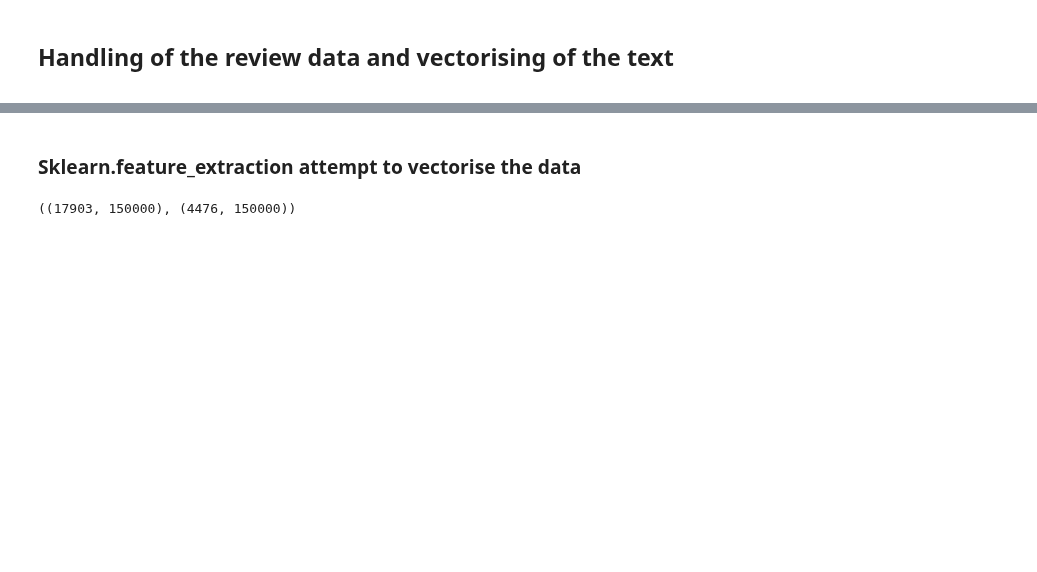
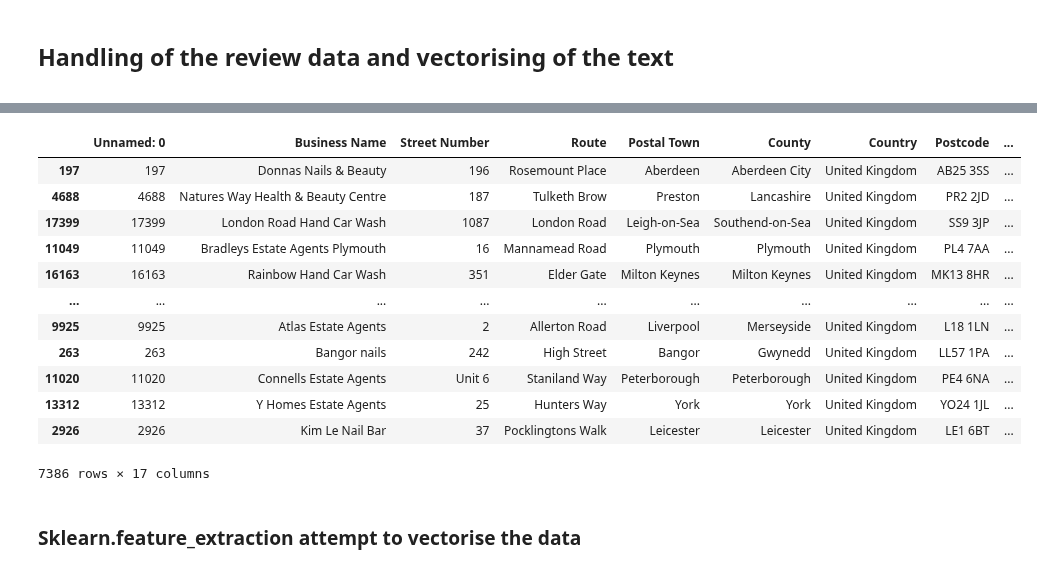
Before and after one commit to Jrh220700/maps_review, a Jupyter notebook: code/review_vectorising.ipynb, the cells around one changed output, grey strips where cells are left out. Cells and saved outputs as stored; diff of their text form; code cells hidden in the pictures; blank space fills up the shorter version.

```diff
--- a/code/review_vectorising.ipynb
+++ b/code/review_vectorising.ipynb
@@ -39,0 +42,20 @@ x_test_data.dropna()
+# %%
+X_train_text, X_test_text = train_test_split(full_data,test_size=0.33)
+y = X_train_text["Keyword Contains"].copy()
+test_y = X_test_text["Keyword Contains"].copy()
+X_train_text.drop("Keyword Contains",axis=1)
+X_test_text.drop("Keyword Contains",axis=1)
+# %% [output]
+|  | Unnamed: 0 | Business Name | Street Number | Route | Postal Town | County | Country | Postcode | ... |
+| 197 | 197 | Donnas Nails & Beauty | 196 | Rosemount Place | Aberdeen | Aberdeen City | United Kingdom | AB25 3SS | ... |
+| 4688 | 4688 | Natures Way Health & Beauty Centre | 187 | Tulketh Brow | Preston | Lancashire | United Kingdom | PR2 2JD | ... |
+| 17399 | 17399 | London Road Hand Car Wash | 1087 | London Road | Leigh-on-Sea | Southend-on-Sea | United Kingdom | SS9 3JP | ... |
+| 11049 | 11049 | Bradleys Estate Agents Plymouth | 16 | Mannamead Road | Plymouth | Plymouth | United Kingdom | PL4 7AA | ... |
+| 16163 | 16163 | Rainbow Hand Car Wash | 351 | Elder Gate | Milton Keynes | Milton Keynes | United Kingdom | MK13 8HR | ... |
+| ... | ... | ... | ... | ... | ... | ... | ... | ... | ... |
+| 9925 | 9925 | Atlas Estate Agents | 2 | Allerton Road | Liverpool | Merseyside | United Kingdom | L18 1LN | ... |
+| 263 | 263 | Bangor nails | 242 | High Street | Bangor | Gwynedd | United Kingdom | LL57 1PA | ... |
+| 11020 | 11020 | Connells Estate Agents | Unit 6 | Staniland Way | Peterborough | Peterborough | United Kingdom | PE4 6NA | ... |
+| 13312 | 13312 | Y Homes Estate Agents | 25 | Hunters Way | York | York | United Kingdom | YO24 1JL | ... |
+| 2926 | 2926 | Kim Le Nail Bar | 37 | Pocklingtons Walk | Leicester | Leicester | United Kingdom | LE1 6BT | ... |
+7386 rows × 17 columns
@@ -49,4 +88,0 @@ X_test_text = vectoriser.transform(x_test_data['lemmatized review'])
-# %%
-X_train_text.shape ,X_test_text.shape
-# %% [output]
-((17903, 150000), (4476, 150000))
```
Also changed, not shown: parts of 12 cells of this notebook, 3 other files.
